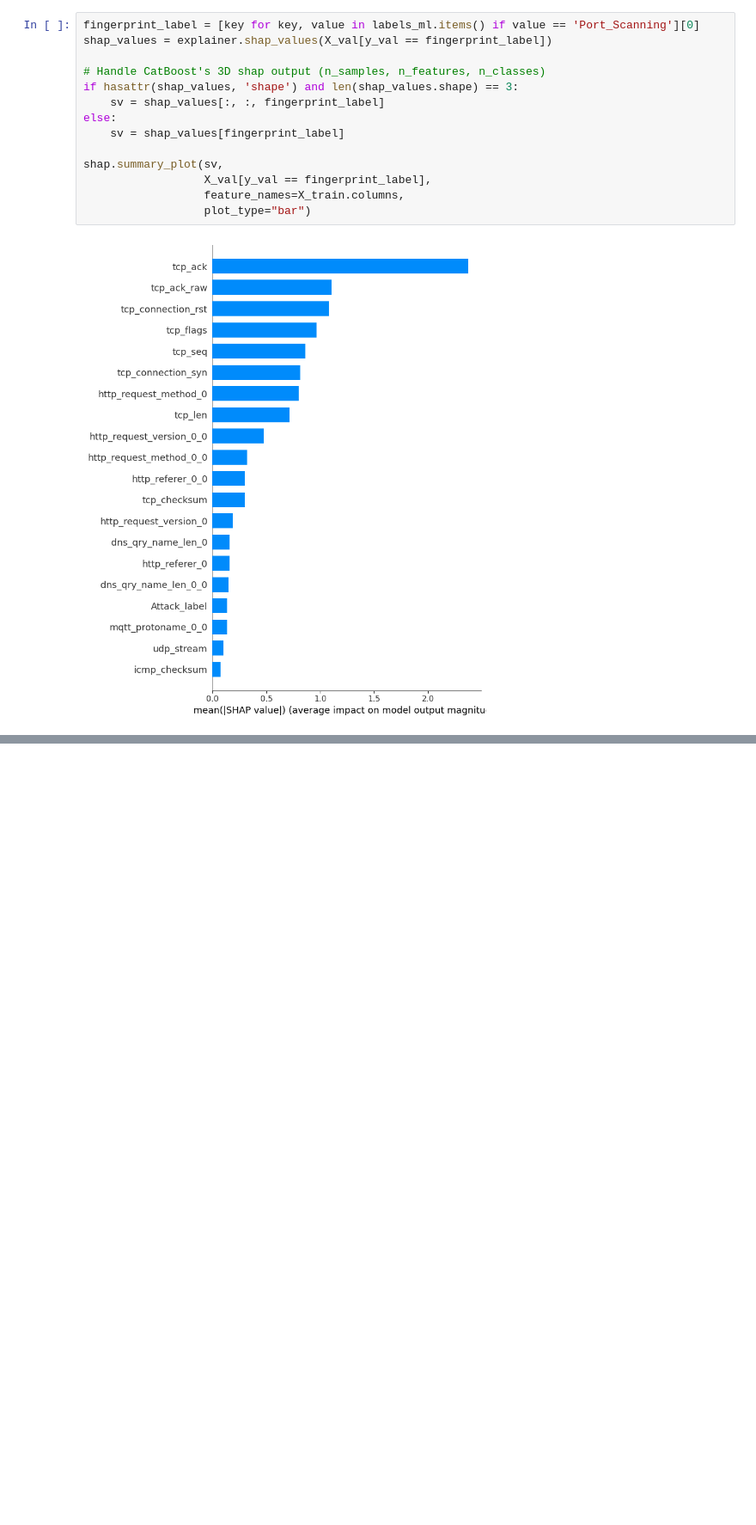
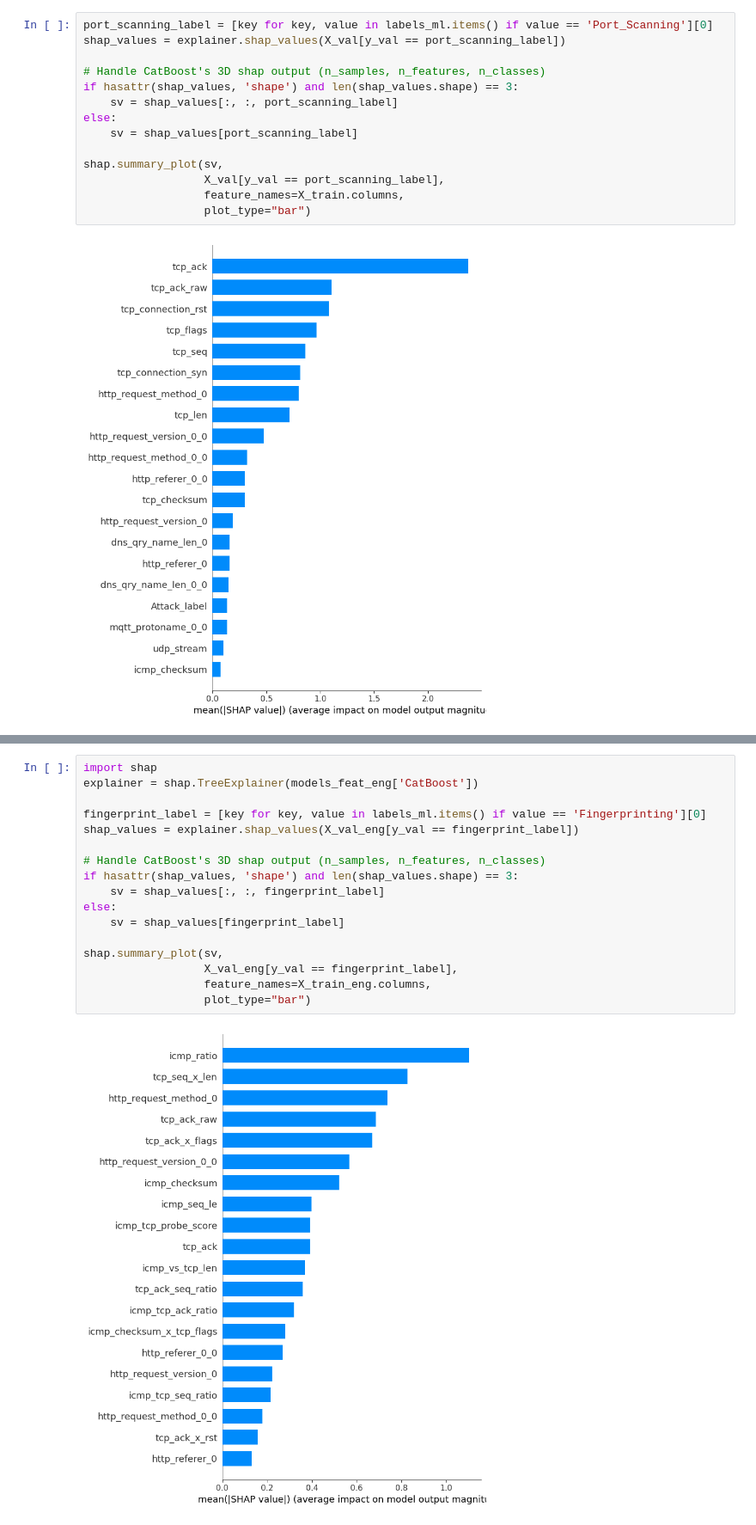
Before and after one commit to samkorostov/EE467, a Jupyter notebook: project/train.ipynb, the cells around one changed output, grey strips where cells are left out. Shown at 86% size. Drawn from its saved outputs; the diff is of its cells as text; blank space fills up the shorter version.

```diff
--- a/project/train.ipynb
+++ b/project/train.ipynb
@@ -391,15 +493,15 @@ shap.summary_plot(sv,
 # %%
-fingerprint_label = [key for key, value in labels_ml.items() if value == 'Port_Scanning'][0]
-shap_values = explainer.shap_values(X_val[y_val == fingerprint_label])
+port_scanning_label = [key for key, value in labels_ml.items() if value == 'Port_Scanning'][0]
+shap_values = explainer.shap_values(X_val[y_val == port_scanning_label])
 
 # Handle CatBoost's 3D shap output (n_samples, n_features, n_classes)
 if hasattr(shap_values, 'shape') and len(shap_values.shape) == 3:
-    sv = shap_values[:, :, fingerprint_label]
+    sv = shap_values[:, :, port_scanning_label]
 else:
-    sv = shap_values[fingerprint_label]
+    sv = shap_values[port_scanning_label]
 
 shap.summary_plot(sv,
-                  X_val[y_val == fingerprint_label],
+                  X_val[y_val == port_scanning_label],
                   feature_names=X_train.columns,
                   plot_type="bar")
 # %% [output]
@@ -422,0 +697,19 @@ shap.summary_plot(sv,
+# %%
+import shap
+explainer = shap.TreeExplainer(models_feat_eng['CatBoost'])
+
+fingerprint_label = [key for key, value in labels_ml.items() if value == 'Fingerprinting'][0]
+shap_values = explainer.shap_values(X_val_eng[y_val == fingerprint_label])
+
+# Handle CatBoost's 3D shap output (n_samples, n_features, n_classes)
+if hasattr(shap_values, 'shape') and len(shap_values.shape) == 3:
+    sv = shap_values[:, :, fingerprint_label]
+else:
+    sv = shap_values[fingerprint_label]
+
+shap.summary_plot(sv,
+                  X_val_eng[y_val == fingerprint_label],
+                  feature_names=X_train_eng.columns,
+                  plot_type="bar")
+# %% [output]
+[figure, added]
```
Also changed, not shown: parts of 17 cells of this notebook, 1 other file.
